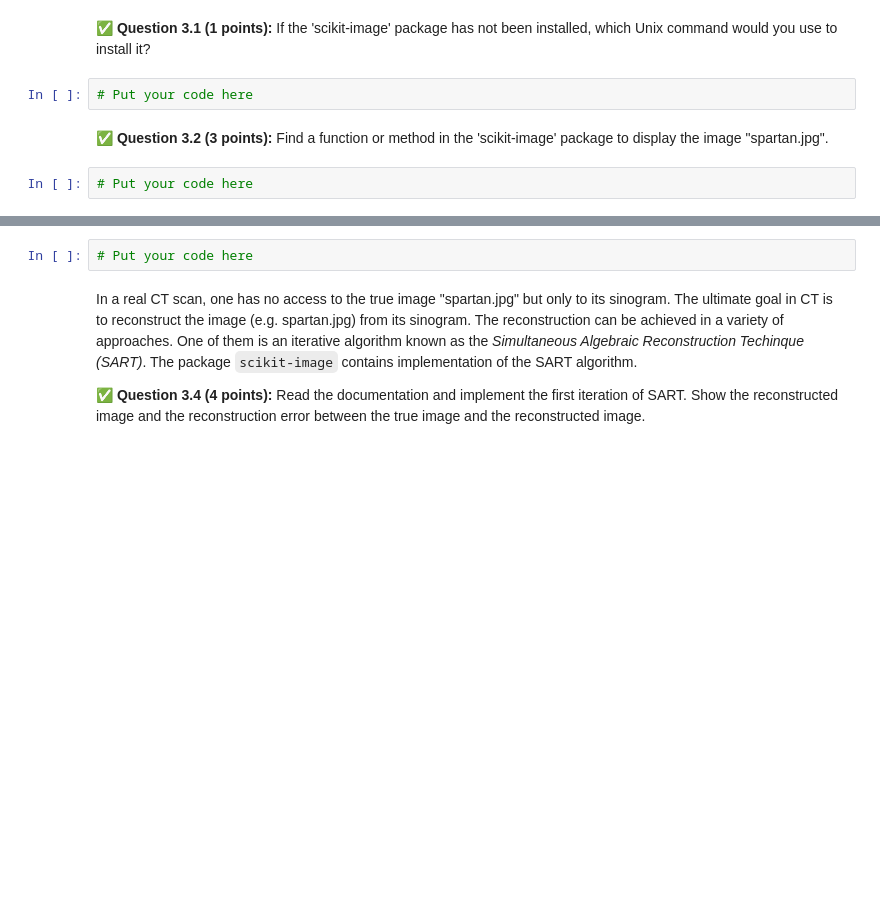
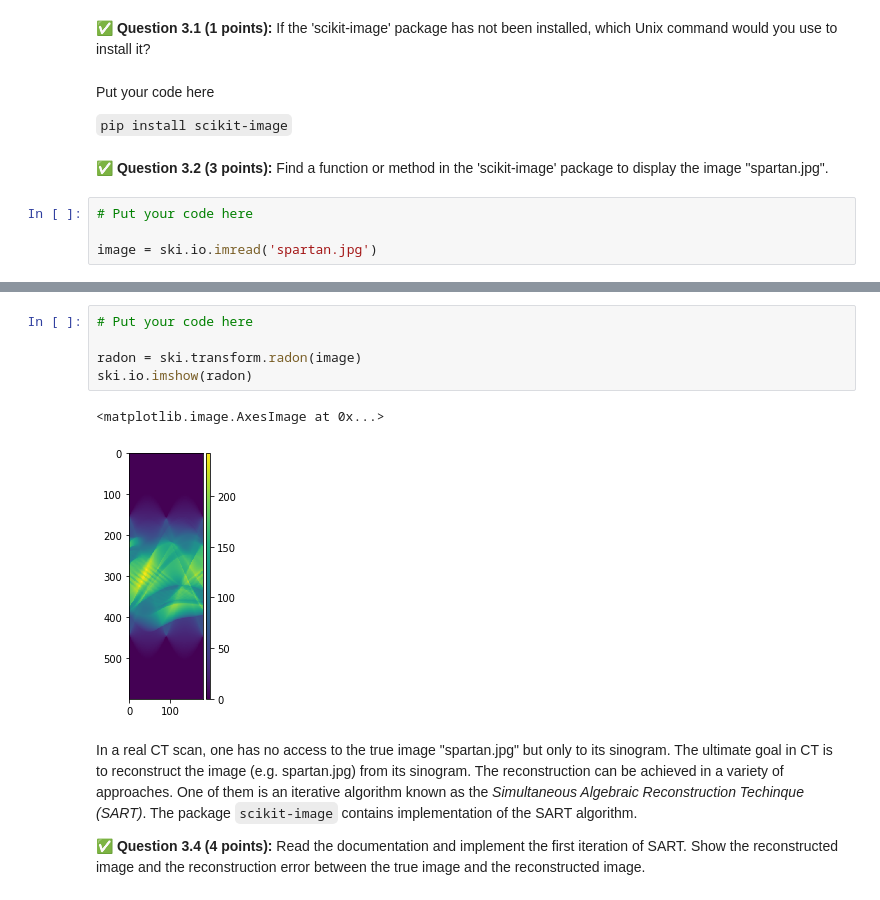
Before and after one commit to interlic/CMSE202, a Jupyter notebook: midterm/CMSE202-Midterm-Section001-STUDENT.ipynb, the cells around one changed output, grey strips where cells are left out. Drawn from its saved outputs; the diff is of its cells as text; blank space fills up the shorter version.

````diff
--- a/midterm/CMSE202-Midterm-Section001-STUDENT.ipynb
+++ b/midterm/CMSE202-Midterm-Section001-STUDENT.ipynb
@@ -177,18 +178,28 @@ We will use a Spartan logo for the experiments below. Download this image "spart
 and place it in your current folder. We will take a "CT scan" (i.e., Radon transform) of the Spartan logo.
 # %% [markdown]
 &#9989; **Question 3.1 (1 points):** If the 'scikit-image' package has not been installed, which Unix command would you use to install it?
-# %%
-# Put your code here
+# %% [markdown]
+Put your code here
+
+```pip install scikit-image```
 # %% [markdown]
 &#9989; **Question 3.2 (3 points):** Find a function or method in the 'scikit-image' package to display the image "spartan.jpg".
 # %%
 # Put your code here
+
+image = ski.io.imread('spartan.jpg')
 # %% [markdown]
 &#9989; **Question 3.3 (4 points):** Dig into the 'scikit-image' package to find a function that takes the Radon transform of a given image. Apply this to the Spartan logo to generate its CT scans. You should end up with an image that looks similar to this:
 
 <img src=https://i.imgur.com/xxESJSK.png>
 # %%
 # Put your code here
+
+radon = ski.transform.radon(image)
+ski.io.imshow(radon)
+# %% [output]
+<matplotlib.image.AxesImage at 0x...>
+[figure, added]
 # %% [markdown]
 In a real CT scan, one has no access to the true image "spartan.jpg" but only to its sinogram. The ultimate goal in CT is to reconstruct the image (e.g. spartan.jpg) from its sinogram. The reconstruction can be achieved in a variety of approaches. One of them is an iterative algorithm known as the *Simultaneous Algebraic Reconstruction Techinque (SART)*. The package `scikit-image` contains implementation of the SART algorithm.
 
````
Also changed, not shown: parts of 14 cells of this notebook.
